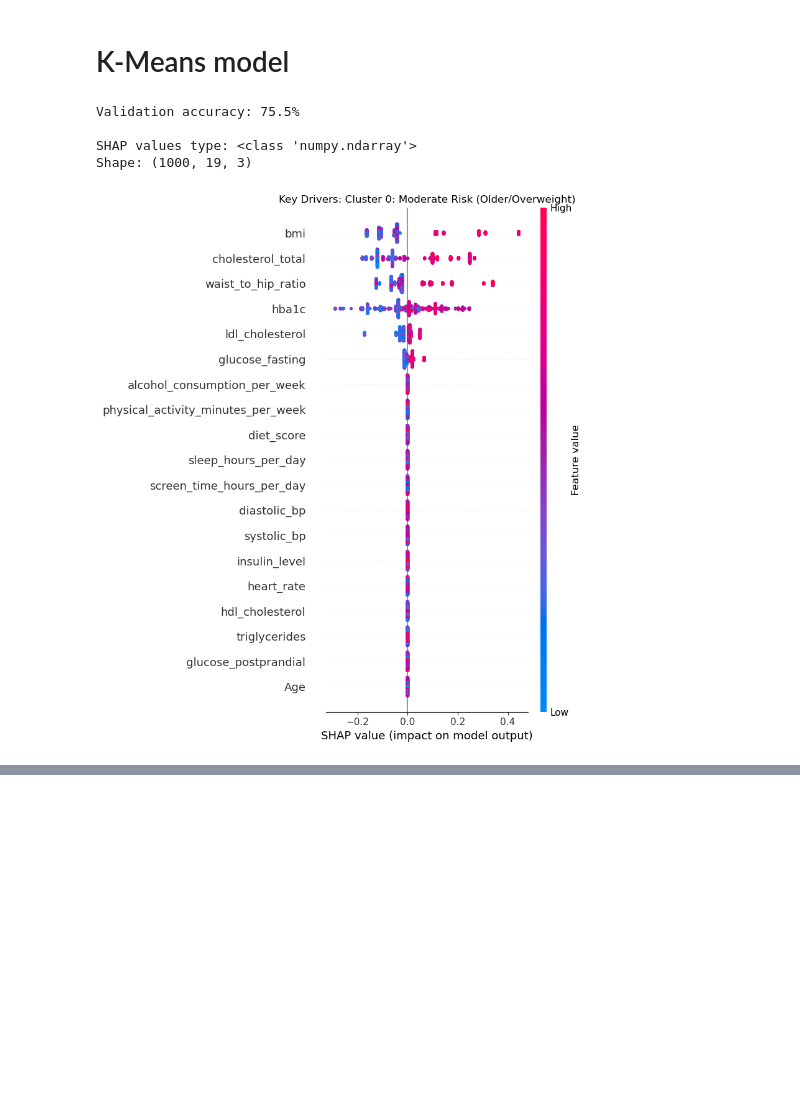
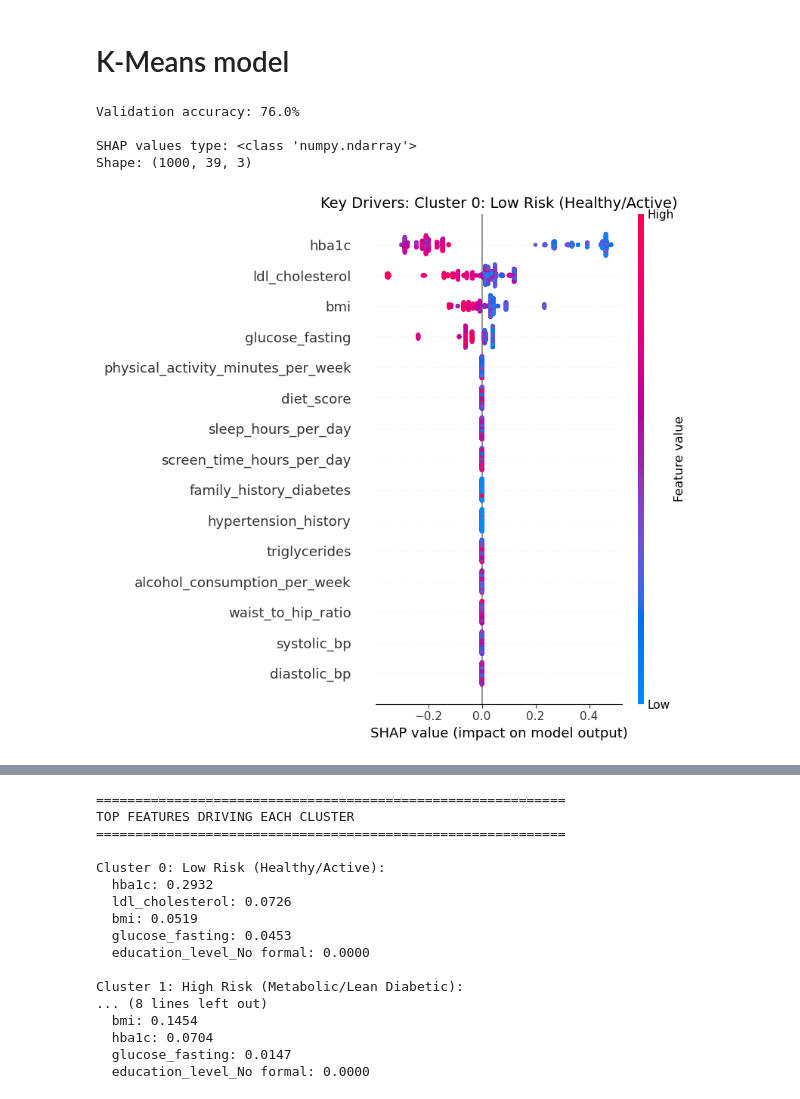
Before and after one commit to m-vs-0502/MLG382-Assignment1---Group-11, a Jupyter notebook: notebooks/SHAP_Analysis.ipynb, the cells around one changed output, grey strips where cells are left out. Saved outputs shown, nothing was run; the diff lists cells and outputs as text; code cells hidden in the pictures; blank space fills up the shorter version.

Commit message:
Changes to k-means model.

```diff
--- a/notebooks/SHAP_Analysis.ipynb
+++ b/notebooks/SHAP_Analysis.ipynb
@@ -67,16 +67,13 @@ import numpy as np
 from sklearn.tree import DecisionTreeClassifier
 from sklearn.model_selection import train_test_split
 
-clinical_features = [
-    'Age', 'alcohol_consumption_per_week', 'physical_activity_minutes_per_week',
-    'diet_score', 'sleep_hours_per_day', 'screen_time_hours_per_day', 'bmi',
-    'waist_to_hip_ratio', 'systolic_bp', 'diastolic_bp', 'heart_rate',
-    'cholesterol_total', 'hdl_cholesterol', 'ldl_cholesterol', 'triglycerides',
-    'glucose_fasting', 'glucose_postprandial', 'insulin_level', 'hba1c'
-]
+X_test_scaled = pd.read_csv('../data/processed/X_test_scaled.csv')
 
-X_sample = X_test_scaled[clinical_features].sample(n=1000, random_state=42)
-cluster_sample = kmeans_model.predict(X_sample)
+kmeans_full = joblib.load('../artifacts/kmeans_model.pkl')
+all_features = X_test_scaled.columns.tolist()
+
+X_sample = X_test_scaled.sample(n=1000, random_state=42)
+cluster_sample = kmeans_full.predict(X_sample)
 
 X_train, X_val, y_train, y_val = train_test_split(
     X_sample, cluster_sample, test_size=0.2, random_state=42, stratify=cluster_sample
@@ -101,42 +98,57 @@ if isinstance(shap_values_raw, list):
     print(f"Shape of class 0: {shap_values_raw[0].shape}")
 else:
     print(f"Shape: {shap_values_raw.shape}")
 
 if isinstance(shap_values_raw, list):
     shap_values = shap_values_raw
-
 elif len(shap_values_raw.shape) == 3:
     shap_values = [shap_values_raw[:, :, i] for i in range(shap_values_raw.shape[2])]
-
 else:
     shap_values = [shap_values_raw]
 
 cluster_names = {
-    0: "Cluster 0: Moderate Risk (Older/Overweight)",
+    0: "Cluster 0: Low Risk (Healthy/Active)",
     1: "Cluster 1: High Risk (Metabolic/Lean Diabetic)",
-    2: "Cluster 2: Low Risk (Healthy/Active)"
+    2: "Cluster 2: Moderate Risk (Older/Overweight)"
 }
 
 for cluster_idx in range(3):
-    plt.figure(figsize=(10, 6))
+    plt.figure(figsize=(12, 8))
 
     sv_cluster = shap_values[cluster_idx]
-
     n_samples = min(sv_cluster.shape[0], X_sample.shape[0])
 
     shap.summary_plot(
         sv_cluster[:n_samples],
         X_sample.iloc[:n_samples],
-        feature_names=clinical_features,
-        show=False
+        feature_names=all_features,
+        show=False,
+        max_display=15  # Show top 15 features for cleaner visualization
     )
 
-    plt.title(f"Key Drivers: {cluster_names[cluster_idx]}")
+    plt.title(f"Key Drivers: {cluster_names[cluster_idx]}", fontsize=14)
     plt.tight_layout()
     plt.show()
+
+print("\n" + "=" * 60)
+print("TOP FEATURES DRIVING EACH CLUSTER")
+print("=" * 60)
+
+for cluster_idx in range(3):
+    sv_cluster = shap_values[cluster_idx]
+    # Mean absolute SHAP value per feature
+    mean_abs_shap = np.abs(sv_cluster).mean(axis=0)
+    feature_importance = pd.DataFrame({
+        'Feature': all_features,
+        'Mean |SHAP|': mean_abs_shap
+    }).sort_values('Mean |SHAP|', ascending=False)
+
+    print(f"\n{cluster_names[cluster_idx]}:")
+    for _, row in feature_importance.head(5).iterrows():
+        print(f"  {row['Feature']}: {row['Mean |SHAP|']:.4f}")
 # %% [output]
-Validation accuracy: 75.5%
+Validation accuracy: 76.0%
 
 SHAP values type: <class 'numpy.ndarray'>
-Shape: (1000, 19, 3)
+Shape: (1000, 39, 3)
-[figure, old version]
+[figure, new version]
@@ -145,3 +157,20 @@ Shape: (1000, 19, 3)
+============================================================
+TOP FEATURES DRIVING EACH CLUSTER
+============================================================
+
+Cluster 0: Low Risk (Healthy/Active):
+  hba1c: 0.2932
+  ldl_cholesterol: 0.0726
+  bmi: 0.0519
+  glucose_fasting: 0.0453
+  education_level_No formal: 0.0000
+
+Cluster 1: High Risk (Metabolic/Lean Diabetic):
+... (8 lines left out)
+  bmi: 0.1454
+  hba1c: 0.0704
+  glucose_fasting: 0.0147
+  education_level_No formal: 0.0000
 # %% [markdown]
 # Patient Segment Profiles
 
```
Also changed, not shown: parts of 2 cells of this notebook, 2 other files.
